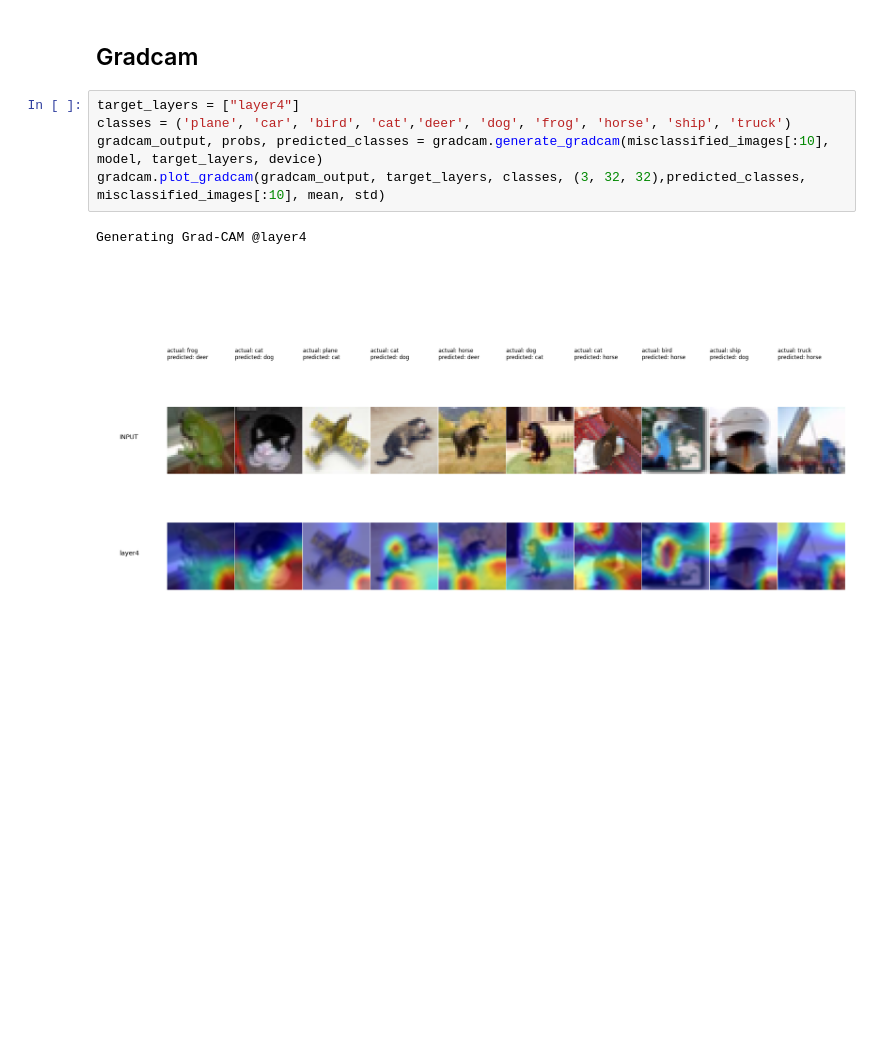
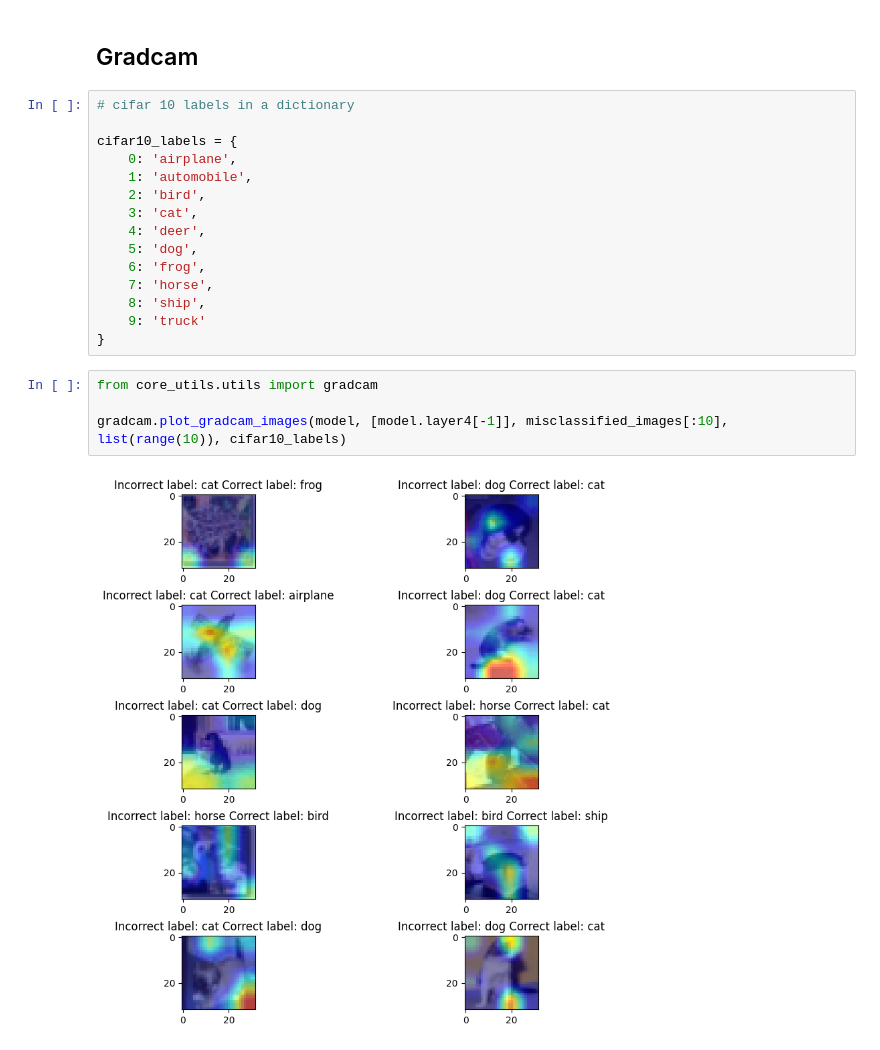
Before and after one commit to shivam13juna/EVA_8, a Jupyter notebook: S7/s7.ipynb, the cells around one changed output. Cells and saved outputs as stored; diff of their text form; blank space fills up the shorter version.

```diff
--- a/S7/s7.ipynb
+++ b/S7/s7.ipynb
@@ -134,10 +146,23 @@ Total wrong predictions are 2060
 # %% [markdown]
 ## Gradcam
-# %%
-target_layers = ["layer4"]
-classes = ('plane', 'car', 'bird', 'cat','deer', 'dog', 'frog', 'horse', 'ship', 'truck')
-gradcam_output, probs, predicted_classes = gradcam.generate_gradcam(misclassified_images[:10], model, target_layers, device)
-gradcam.plot_gradcam(gradcam_output, target_layers, classes, (3, 32, 32),predicted_classes, misclassified_images[:10], mean, std)
-# %% [output]
-Generating Grad-CAM @layer4
-[figure, removed]
+# %%
+# cifar 10 labels in a dictionary
+
+cifar10_labels = {
+    0: 'airplane',
+    1: 'automobile',
+    2: 'bird',
+    3: 'cat',
+    4: 'deer',
+    5: 'dog',
+    6: 'frog',
+    7: 'horse',
+    8: 'ship',
+    9: 'truck'
+}
+# %%
+from core_utils.utils import gradcam
+
+gradcam.plot_gradcam_images(model, [model.layer4[-1]], misclassified_images[:10], list(range(10)), cifar10_labels)
+# %% [output]
+[figure, added]
```
Also changed, not shown: parts of 5 cells of this notebook, 2 other files.
